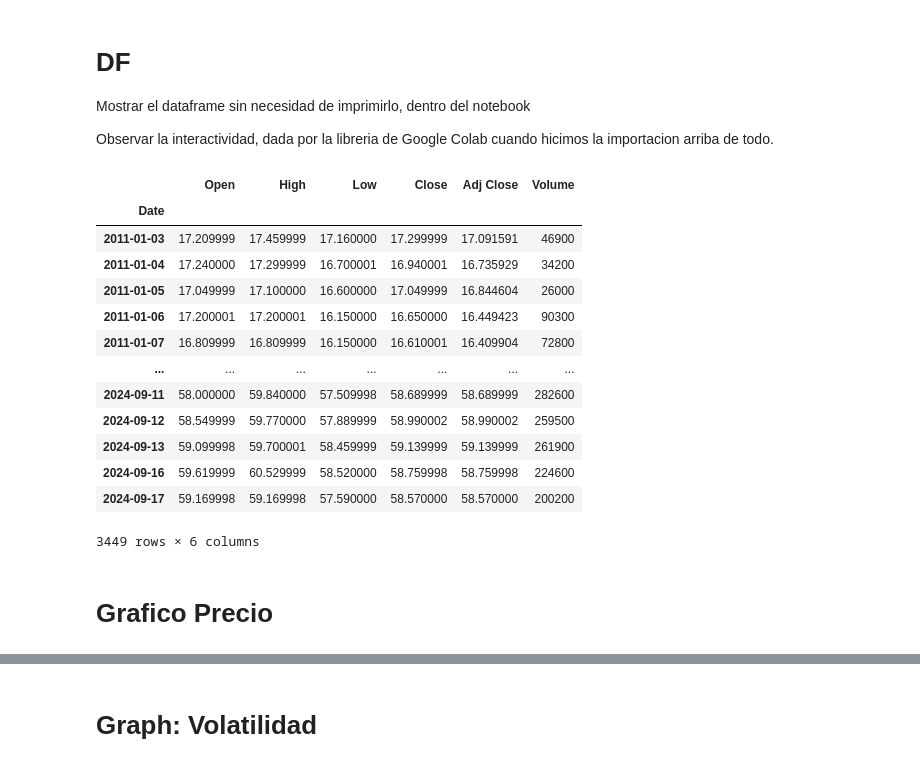
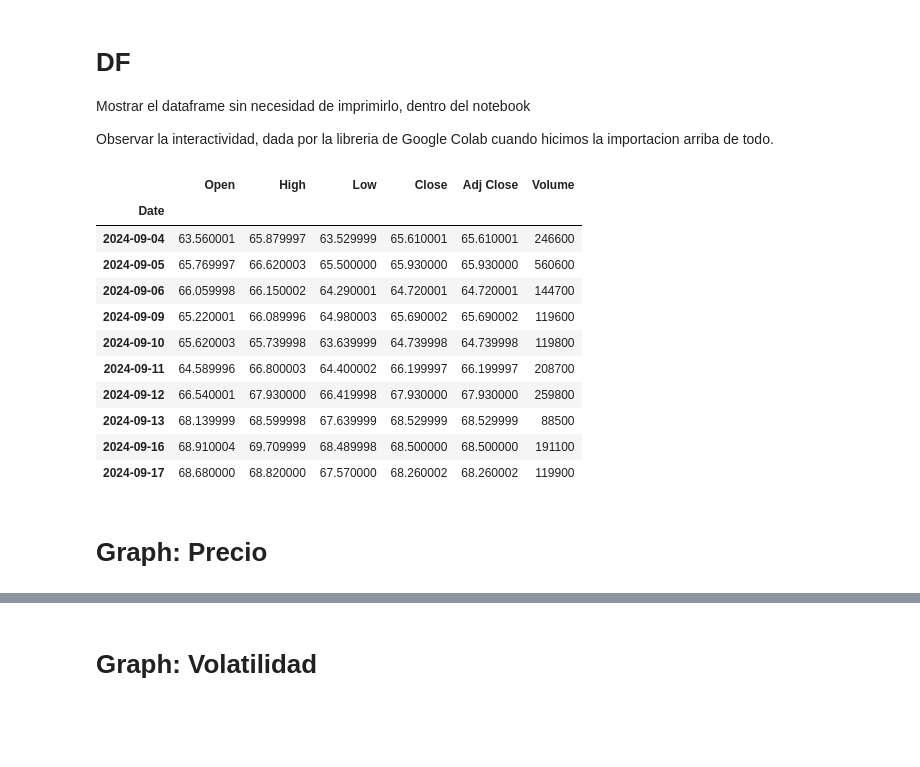
Before and after one commit to SantiData87/yFinance, a Jupyter notebook: argy_2011_hoy.ipynb, the cells around one changed output, grey strips where cells are left out. Saved outputs shown, nothing was run; the diff lists cells and outputs as text; code cells hidden in the pictures; blank space fills up the shorter version.

```diff
--- a/argy_2011_hoy.ipynb
+++ b/argy_2011_hoy.ipynb
@@ -96,7 +85,7 @@ IRS
 LOMA
 # %%
 #DATOS
-ticker = 'PAM'
+ticker = 'ARGT'
 DESDE  = '2011-01-01'
 HASTA = datetime.now().strftime("%Y-%m-%d")
 INTERVALO = '1d'
@@ -104,5 +93,6 @@ TARGET = 'Adj Close'
 
 #PRECIO = precios_historicos['Close']
 print(HASTA)
+print(DESDE)
 # %% [output]
 2024-09-18
@@ -129,23 +120,21 @@ Mostrar el dataframe sin necesidad de imprimirlo, dentro del notebook
 
 Observar la interactividad, dada por la libreria de Google Colab cuando hicimos la importacion arriba de todo.
 # %%
-precios_historicos
+precios_historicos.tail(10)
 # %% [output]
 |  | Open | High | Low | Close | Adj Close | Volume |
 | Date |  |  |  |  |  |  |
-| 2011-01-03 | 17.209999 | 17.459999 | 17.160000 | 17.299999 | 17.091591 | 46900 |
-| 2011-01-04 | 17.240000 | 17.299999 | 16.700001 | 16.940001 | 16.735929 | 34200 |
-| 2011-01-05 | 17.049999 | 17.100000 | 16.600000 | 17.049999 | 16.844604 | 26000 |
-| 2011-01-06 | 17.200001 | 17.200001 | 16.150000 | 16.650000 | 16.449423 | 90300 |
-| 2011-01-07 | 16.809999 | 16.809999 | 16.150000 | 16.610001 | 16.409904 | 72800 |
-| ... | ... | ... | ... | ... | ... | ... |
-| 2024-09-11 | 58.000000 | 59.840000 | 57.509998 | 58.689999 | 58.689999 | 282600 |
-| 2024-09-12 | 58.549999 | 59.770000 | 57.889999 | 58.990002 | 58.990002 | 259500 |
-| 2024-09-13 | 59.099998 | 59.700001 | 58.459999 | 59.139999 | 59.139999 | 261900 |
-| 2024-09-16 | 59.619999 | 60.529999 | 58.520000 | 58.759998 | 58.759998 | 224600 |
-| 2024-09-17 | 59.169998 | 59.169998 | 57.590000 | 58.570000 | 58.570000 | 200200 |
+| 2024-09-04 | 63.560001 | 65.879997 | 63.529999 | 65.610001 | 65.610001 | 246600 |
+| 2024-09-05 | 65.769997 | 66.620003 | 65.500000 | 65.930000 | 65.930000 | 560600 |
+| 2024-09-06 | 66.059998 | 66.150002 | 64.290001 | 64.720001 | 64.720001 | 144700 |
+| 2024-09-09 | 65.220001 | 66.089996 | 64.980003 | 65.690002 | 65.690002 | 119600 |
+| 2024-09-10 | 65.620003 | 65.739998 | 63.639999 | 64.739998 | 64.739998 | 119800 |
+| 2024-09-11 | 64.589996 | 66.800003 | 64.400002 | 66.199997 | 66.199997 | 208700 |
+| 2024-09-12 | 66.540001 | 67.930000 | 66.419998 | 67.930000 | 67.930000 | 259800 |
+| 2024-09-13 | 68.139999 | 68.599998 | 67.639999 | 68.529999 | 68.529999 | 88500 |
+| 2024-09-16 | 68.910004 | 69.709999 | 68.489998 | 68.500000 | 68.500000 | 191100 |
+| 2024-09-17 | 68.680000 | 68.820000 | 67.570000 | 68.260002 | 68.260002 | 119900 |
-3449 rows × 6 columns
 # %% [markdown]
-# Grafico Precio
+# Graph: Precio
 # %%
 PRECIO= precios_historicos[TARGET]
```
Also changed, not shown: parts of 20 cells of this notebook.
